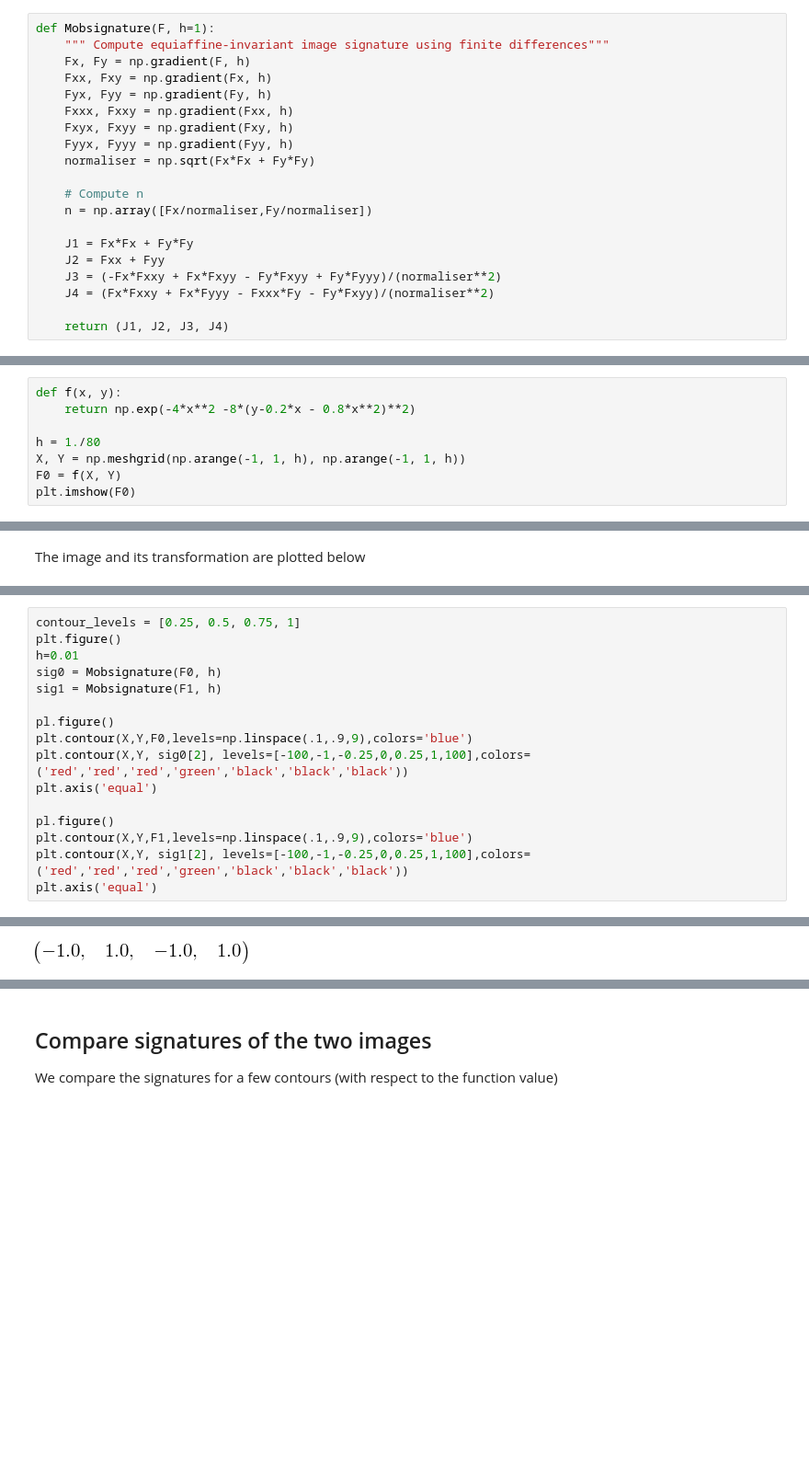
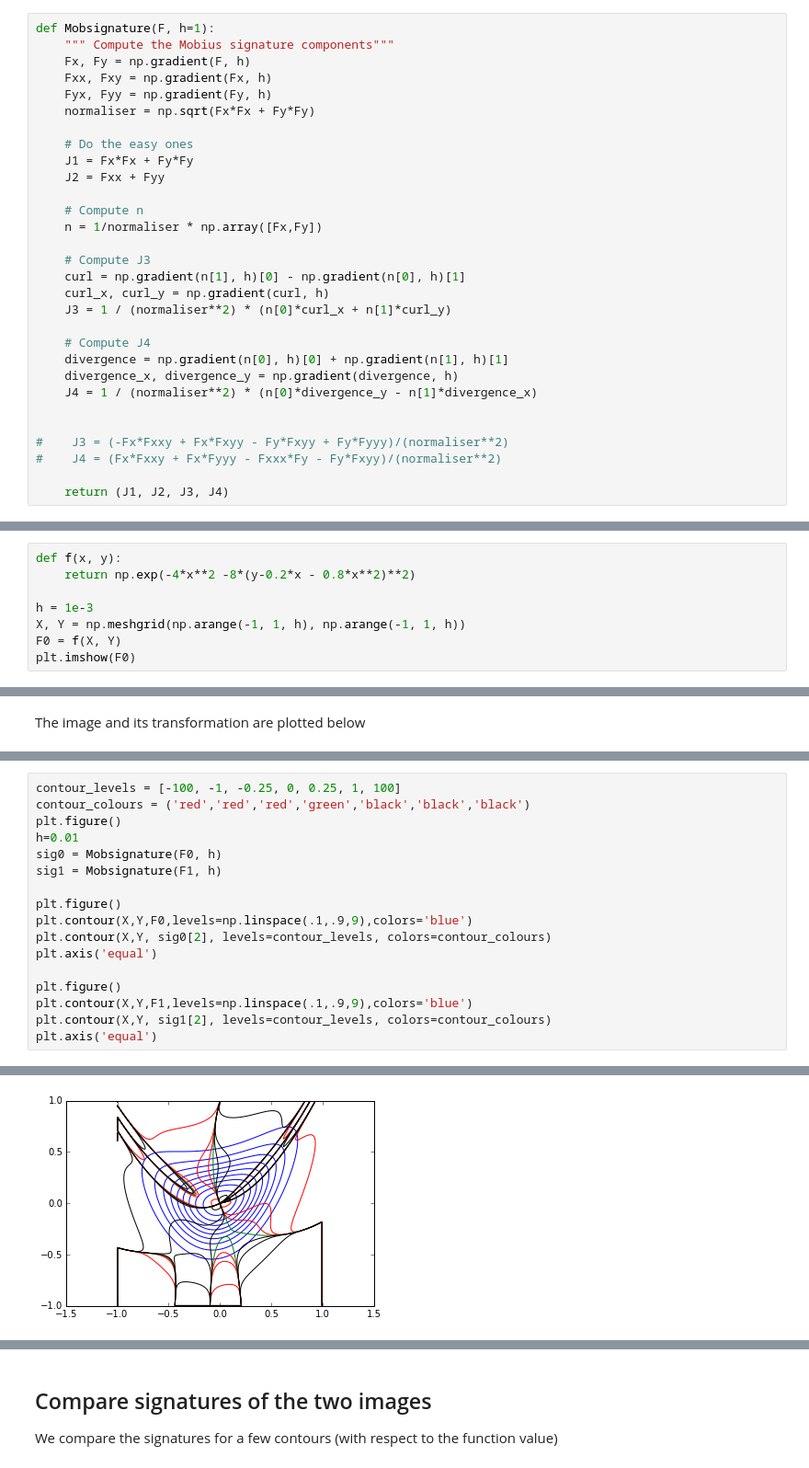
Before and after one commit to rgbrown/invariants, a Jupyter notebook: Mobius Invar Sigs.ipynb, the cells around one changed output, grey strips where cells are left out. Shown: that part at 92% size. Saved outputs shown, nothing was run; the diff lists cells and outputs as text; blank space fills up the shorter version.

Commit message:
Got signature sort of working

```diff
--- a/Mobius Invar Sigs.ipynb
+++ b/Mobius Invar Sigs.ipynb
@@ -15,22 +15,32 @@ We are using the four invariants:
 * $J_4 = \frac{n \times \nabla(\nabla \cdot n)}{\| \nabla f \|^2}$
 # %%
 def Mobsignature(F, h=1):
-    """ Compute equiaffine-invariant image signature using finite differences"""
+    """ Compute the Mobius signature components"""
     Fx, Fy = np.gradient(F, h)
     Fxx, Fxy = np.gradient(Fx, h)
     Fyx, Fyy = np.gradient(Fy, h)
-    Fxxx, Fxxy = np.gradient(Fxx, h)
-    Fxyx, Fxyy = np.gradient(Fxy, h)
-    Fyyx, Fyyy = np.gradient(Fyy, h)
     normaliser = np.sqrt(Fx*Fx + Fy*Fy)
 
-    # Compute n
-    n = np.array([Fx/normaliser,Fy/normaliser])
-
+    # Do the easy ones
     J1 = Fx*Fx + Fy*Fy
     J2 = Fxx + Fyy
-    J3 = (-Fx*Fxxy + Fx*Fxyy - Fy*Fxyy + Fy*Fyyy)/(normaliser**2)
-    J4 = (Fx*Fxxy + Fx*Fyyy - Fxxx*Fy - Fy*Fxyy)/(normaliser**2)
+
+    # Compute n
+    n = 1/normaliser * np.array([Fx,Fy])
+
+    # Compute J3
+    curl = np.gradient(n[1], h)[0] - np.gradient(n[0], h)[1]
+    curl_x, curl_y = np.gradient(curl, h)
+    J3 = 1 / (normaliser**2) * (n[0]*curl_x + n[1]*curl_y)
+
+    # Compute J4
+    divergence = np.gradient(n[0], h)[0] + np.gradient(n[1], h)[1]
+    divergence_x, divergence_y = np.gradient(divergence, h)
+    J4 = 1 / (normaliser**2) * (n[0]*divergence_y - n[1]*divergence_x)
+
+
+#    J3 = (-Fx*Fxxy + Fx*Fxyy - Fy*Fxyy + Fy*Fyyy)/(normaliser**2)
+#    J4 = (Fx*Fxxy + Fx*Fyyy - Fxxx*Fy - Fy*Fxyy)/(normaliser**2)
 
     return (J1, J2, J3, J4)
 # %% [markdown]
@@ -40,7 +50,7 @@ We use as our test function the function `f(x, y)` defined below
 def f(x, y):
     return np.exp(-4*x**2 -8*(y-0.2*x - 0.8*x**2)**2)
 
-h = 1./80
+h = 1e-3
 X, Y = np.meshgrid(np.arange(-1, 1, h), np.arange(-1, 1, h))
 F0 = f(X, Y)
 plt.imshow(F0)
@@ -76,17 +86,18 @@ axarr[1].set_xlabel('After transformation')
 # %%
-contour_levels = [0.25, 0.5, 0.75, 1]
+contour_levels = [-100, -1, -0.25, 0, 0.25, 1, 100]
+contour_colours = ('red','red','red','green','black','black','black')
 plt.figure()
 h=0.01
 sig0 = Mobsignature(F0, h)
 sig1 = Mobsignature(F1, h)
 
-pl.figure()
+plt.figure()
 plt.contour(X,Y,F0,levels=np.linspace(.1,.9,9),colors='blue')
-plt.contour(X,Y, sig0[2], levels=[-100,-1,-0.25,0,0.25,1,100],colors=('red','red','red','green','black','black','black'))
+plt.contour(X,Y, sig0[2], levels=contour_levels, colors=contour_colours)
 plt.axis('equal')
 
-pl.figure()
+plt.figure()
 plt.contour(X,Y,F1,levels=np.linspace(.1,.9,9),colors='blue')
-plt.contour(X,Y, sig1[2], levels=[-100,-1,-0.25,0,0.25,1,100],colors=('red','red','red','green','black','black','black'))
+plt.contour(X,Y, sig1[2], levels=contour_levels, colors=contour_colours)
 plt.axis('equal')
 # %% [output]
@@ -93 +106 @@ plt.axis('equal')
-[figure, old version]
+[figure, new version]
```
Also changed, not shown: parts of 5 cells of this notebook.
